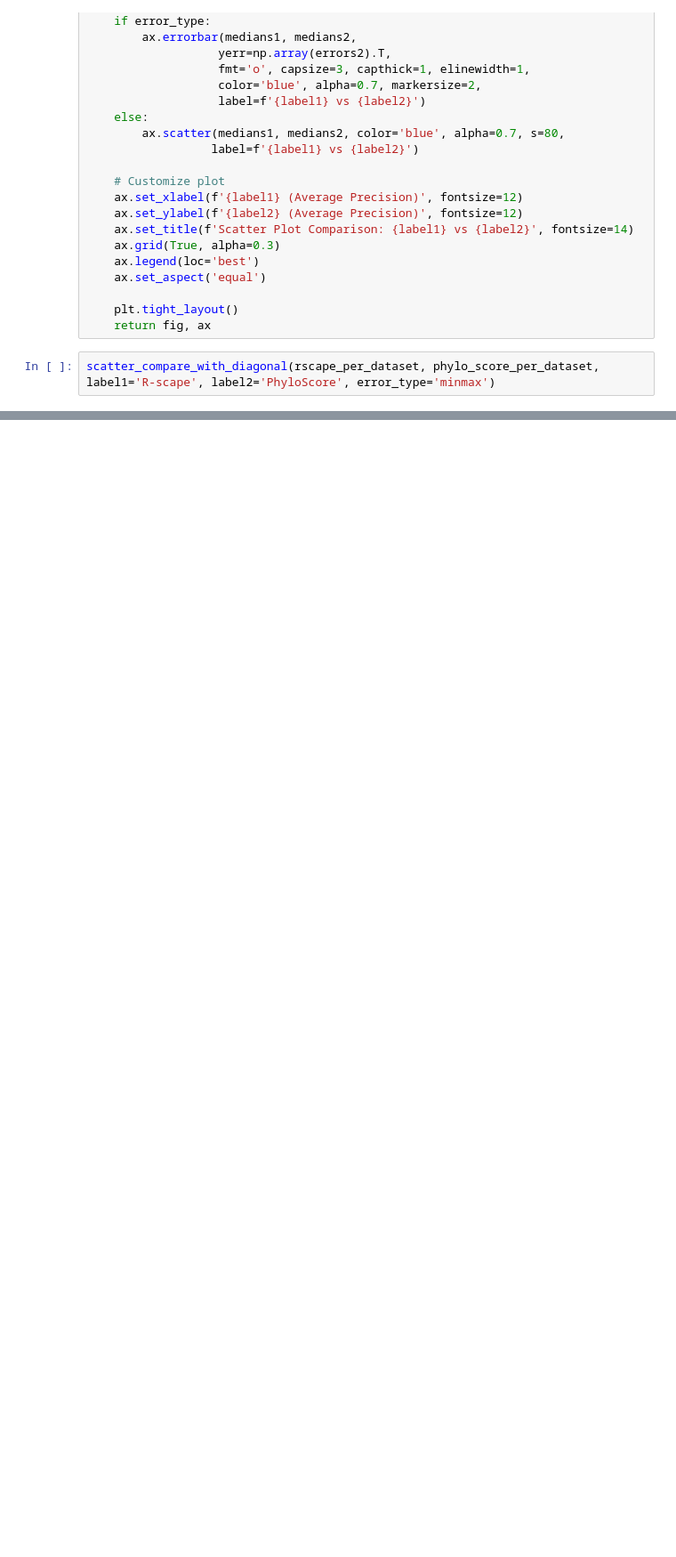
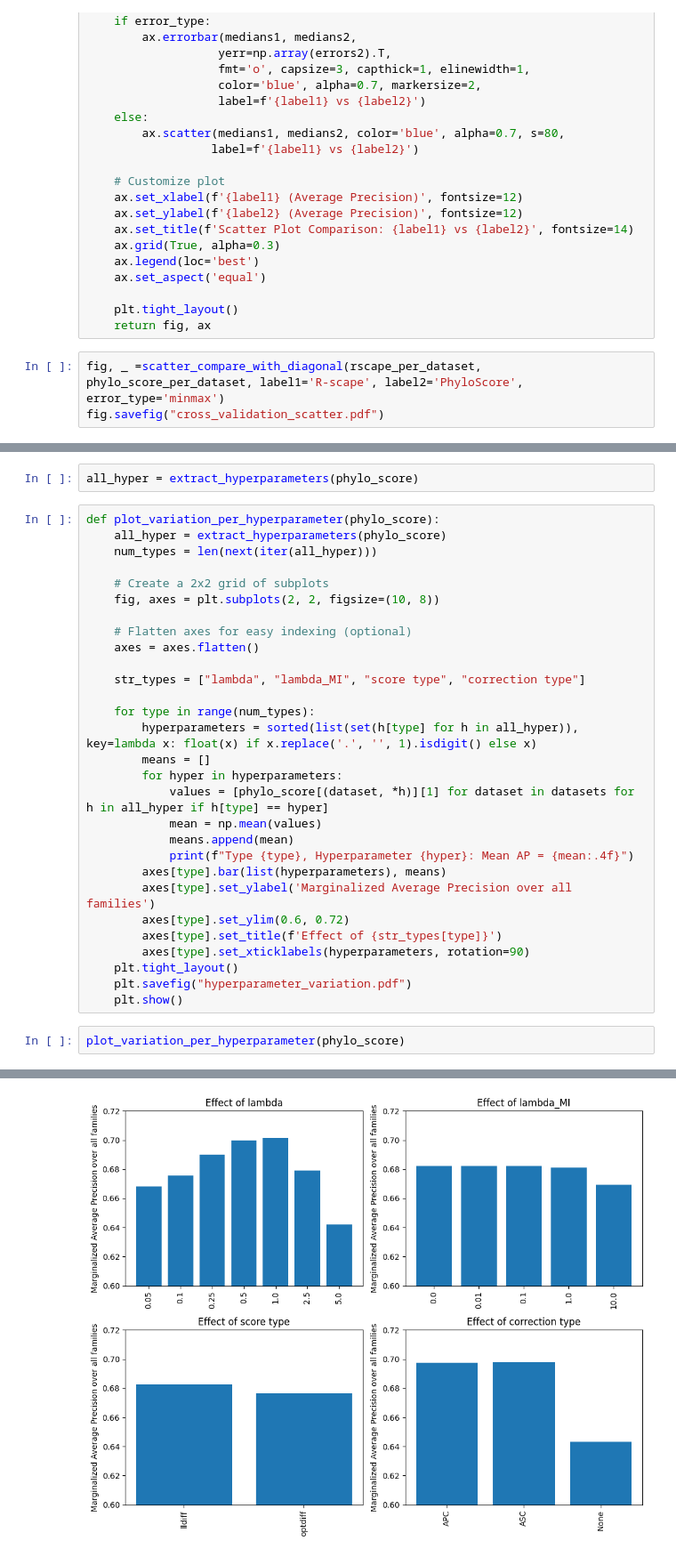
Before and after one commit to soedinglab/phylo_score, a Jupyter notebook: benchmark/plot.ipynb, the cells around one changed output, grey strips where cells are left out. Shown at 89% size. Drawn from its saved outputs; the diff is of its cells as text; blank space fills up the shorter version.

```diff
--- a/benchmark/plot.ipynb
+++ b/benchmark/plot.ipynb
@@ -221,5 +222,6 @@ def scatter_compare_with_diagonal(dict1, dict2, label1='Dataset 1', label2='Data
     plt.tight_layout()
     return fig, ax
 # %%
-scatter_compare_with_diagonal(rscape_per_dataset, phylo_score_per_dataset, label1='R-scape', label2='PhyloScore', error_type='minmax')
+fig, _ =scatter_compare_with_diagonal(rscape_per_dataset, phylo_score_per_dataset, label1='R-scape', label2='PhyloScore', error_type='minmax')
+fig.savefig("cross_validation_scatter.pdf")
 # %% [output]
@@ -236,0 +237,34 @@ plt.legend()
+# %%
+all_hyper = extract_hyperparameters(phylo_score)
+# %%
+def plot_variation_per_hyperparameter(phylo_score):
+    all_hyper = extract_hyperparameters(phylo_score)
+    num_types = len(next(iter(all_hyper)))
+
+    # Create a 2x2 grid of subplots
+    fig, axes = plt.subplots(2, 2, figsize=(10, 8))
+
+    # Flatten axes for easy indexing (optional)
+    axes = axes.flatten()
+
+    str_types = ["lambda", "lambda_MI", "score type", "correction type"]
+
+    for type in range(num_types):
+        hyperparameters = sorted(list(set(h[type] for h in all_hyper)), key=lambda x: float(x) if x.replace('.', '', 1).isdigit() else x)
+        means = []
+        for hyper in hyperparameters:
+            values = [phylo_score[(dataset, *h)][1] for dataset in datasets for h in all_hyper if h[type] == hyper]
+            mean = np.mean(values)
+            means.append(mean)
+            print(f"Type {type}, Hyperparameter {hyper}: Mean AP = {mean:.4f}")
+        axes[type].bar(list(hyperparameters), means)
+        axes[type].set_ylabel('Marginalized Average Precision over all families')
+        axes[type].set_ylim(0.6, 0.72)
+        axes[type].set_title(f'Effect of {str_types[type]}')
+        axes[type].set_xticklabels(hyperparameters, rotation=90)
+    plt.tight_layout()
+    plt.savefig("hyperparameter_variation.pdf")
+    plt.show()
+# %%
+plot_variation_per_hyperparameter(phylo_score)
+# %% [output]
@@ -236,0 +288 @@ plt.legend()
+[figure, added]
```
Also changed, not shown: parts of 5 cells of this notebook, 3 other files.
